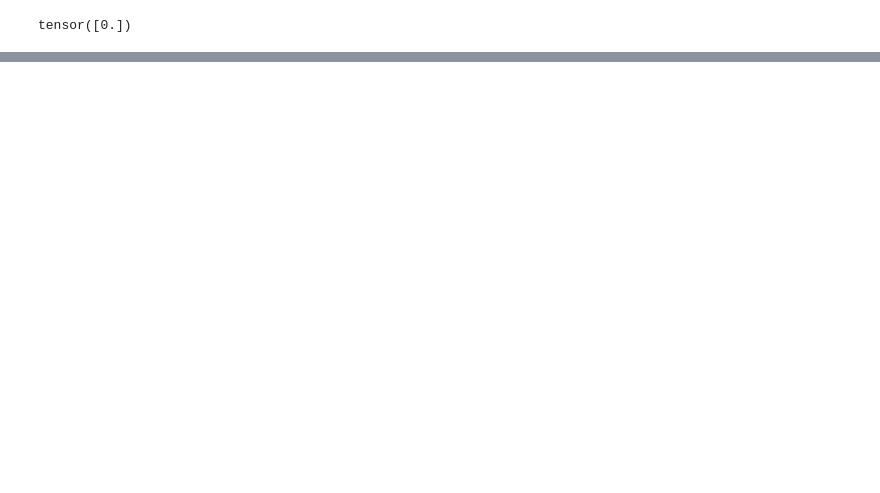
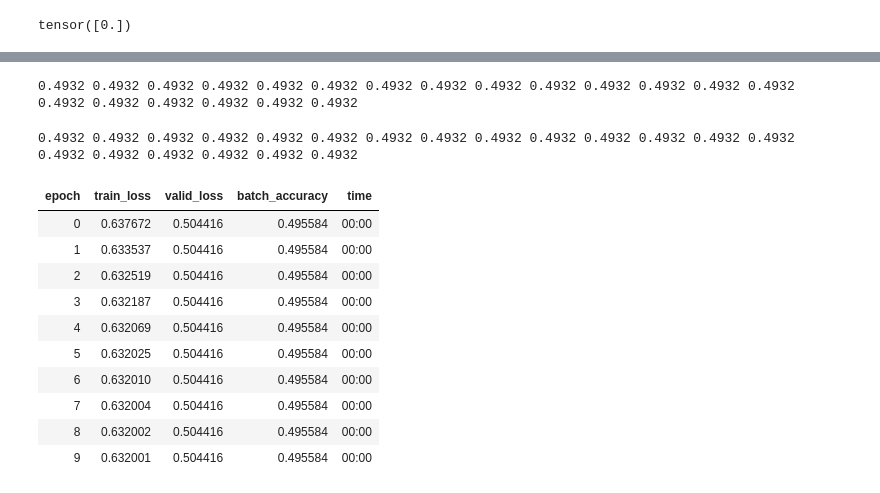
Before and after one commit to zzstephen/zzstephen, a Jupyter notebook: DL/hello_DL.ipynb, the cells around one changed output, grey strips where cells are left out. Cells and saved outputs as stored; diff of their text form; code cells hidden in the pictures; blank space fills up the shorter version.

```diff
--- a/DL/hello_DL.ipynb
+++ b/DL/hello_DL.ipynb
@@ -474,0 +517,10 @@ plt.plot(avg_losses)
+# %%
+train_model(linear_model, 20)
+# %% [output]
+0.4932 0.4932 0.4932 0.4932 0.4932 0.4932 0.4932 0.4932 0.4932 0.4932 0.4932 0.4932 0.4932 0.4932 0.4932 0.4932 0.4932 0.4932 0.4932 0.4932
+# %%
+linear_model = nn.Linear(28*28,1)
+opt = SGD(linear_model.parameters(), lr)
+train_model(linear_model, 20)
+# %% [output]
+0.4932 0.4932 0.4932 0.4932 0.4932 0.4932 0.4932 0.4932 0.4932 0.4932 0.4932 0.4932 0.4932 0.4932 0.4932 0.4932 0.4932 0.4932 0.4932 0.4932
@@ -474,0 +529,16 @@ plt.plot(avg_losses)
+# %%
+learn = Learner(dls, nn.Linear(28*28,1), opt_func = SGD, loss_func = mnist_loss, metrics=batch_accuracy)
+# %%
+learn.fit(10, lr = 3)
+# %% [output]
+| epoch | train_loss | valid_loss | batch_accuracy | time |
+| 0 | 0.637672 | 0.504416 | 0.495584 | 00:00 |
+| 1 | 0.633537 | 0.504416 | 0.495584 | 00:00 |
+| 2 | 0.632519 | 0.504416 | 0.495584 | 00:00 |
+| 3 | 0.632187 | 0.504416 | 0.495584 | 00:00 |
+| 4 | 0.632069 | 0.504416 | 0.495584 | 00:00 |
+| 5 | 0.632025 | 0.504416 | 0.495584 | 00:00 |
+| 6 | 0.632010 | 0.504416 | 0.495584 | 00:00 |
+| 7 | 0.632004 | 0.504416 | 0.495584 | 00:00 |
+| 8 | 0.632002 | 0.504416 | 0.495584 | 00:00 |
+| 9 | 0.632001 | 0.504416 | 0.495584 | 00:00 |
```
Also changed, not shown: parts of 43 cells of this notebook.
